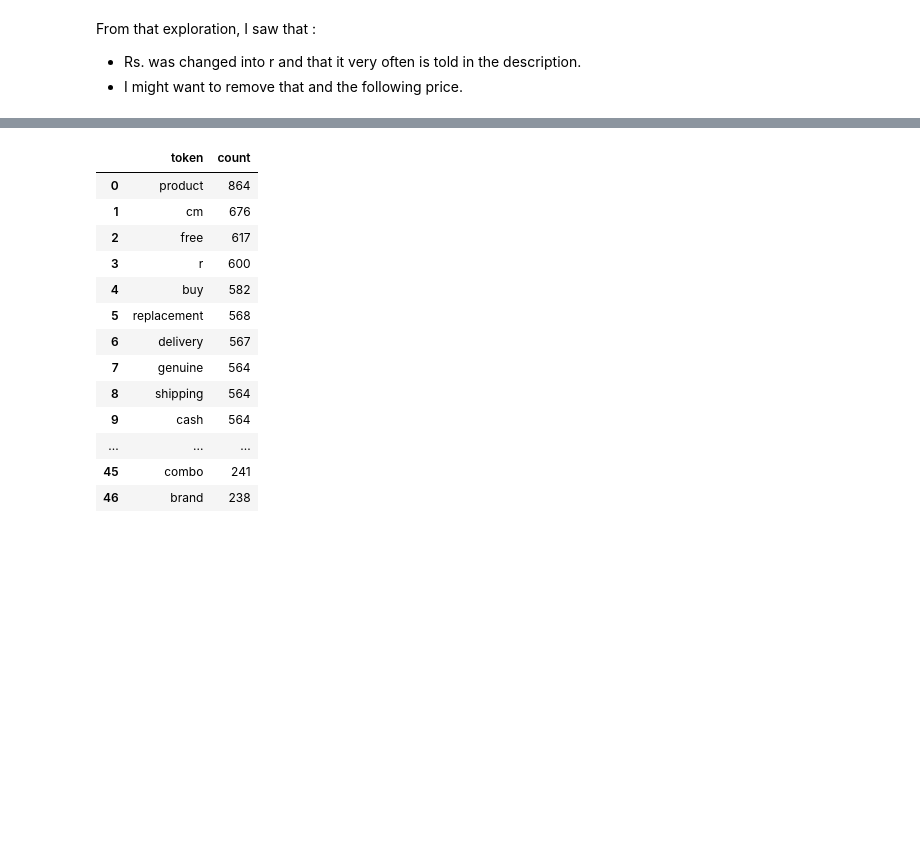
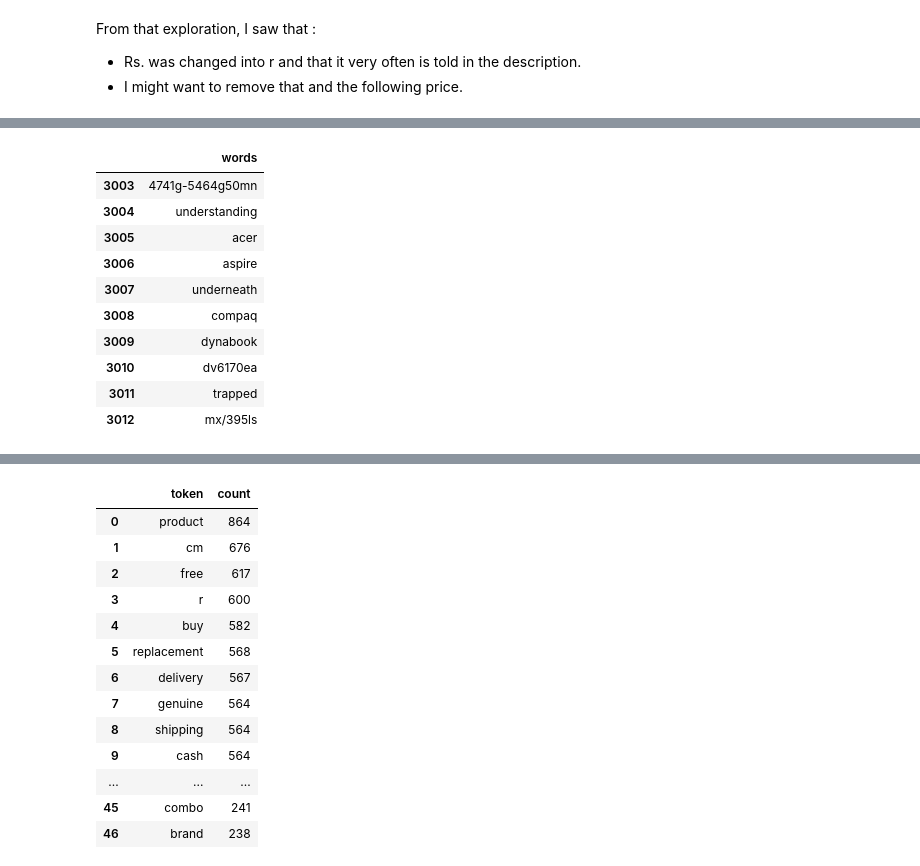
Before and after one commit to JulienfLeBoucher/OC_classification_from_text_and_image, a Jupyter notebook: NLP2.ipynb, the cells around one changed output, grey strips where cells are left out. Cells and saved outputs as stored; diff of their text form; code cells hidden in the pictures; blank space fills up the shorter version.

```diff
--- a/NLP2.ipynb
+++ b/NLP2.ipynb
@@ -364,0 +434,18 @@ token_counts = pt.make_tokens_count(df, colname_with_token='description_tokens')
+# %%
+# Find and save rare tokens
+rare_tokens = pd.DataFrame({'words' : token_counts.query('count < 3').token})
+rare_tokens.to_csv('rare_tokens.csv.gz', index=False)
+# %%
+rare_tokens.head(10)
+# %% [output]
+|  | words |
+| 3003 | 4741g-5464g50mn |
+| 3004 | understanding |
+| 3005 | acer |
+| 3006 | aspire |
+| 3007 | underneath |
+| 3008 | compaq |
+| 3009 | dynabook |
+| 3010 | dv6170ea |
+| 3011 | trapped |
+| 3012 | mx/395ls |
```
Also changed, not shown: parts of 27 cells of this notebook.
